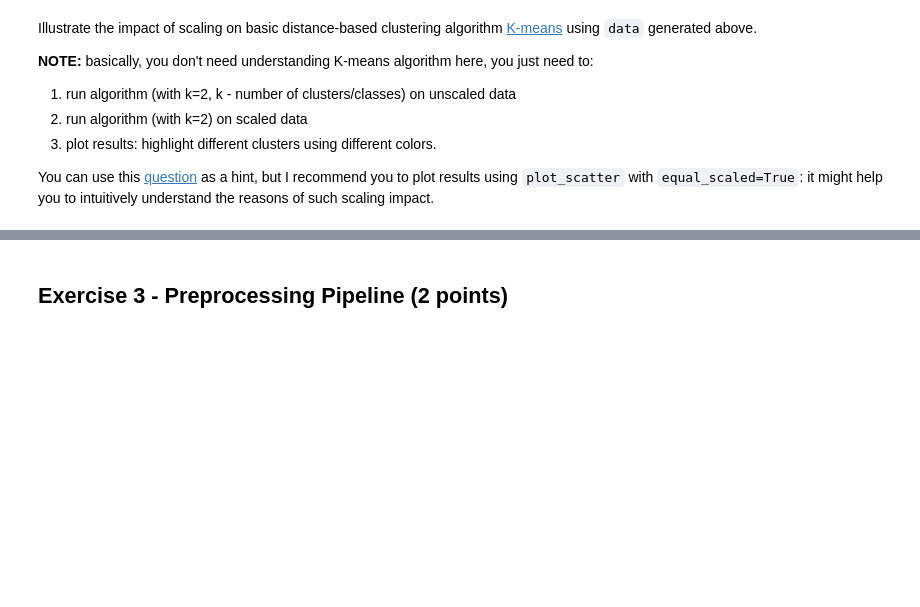
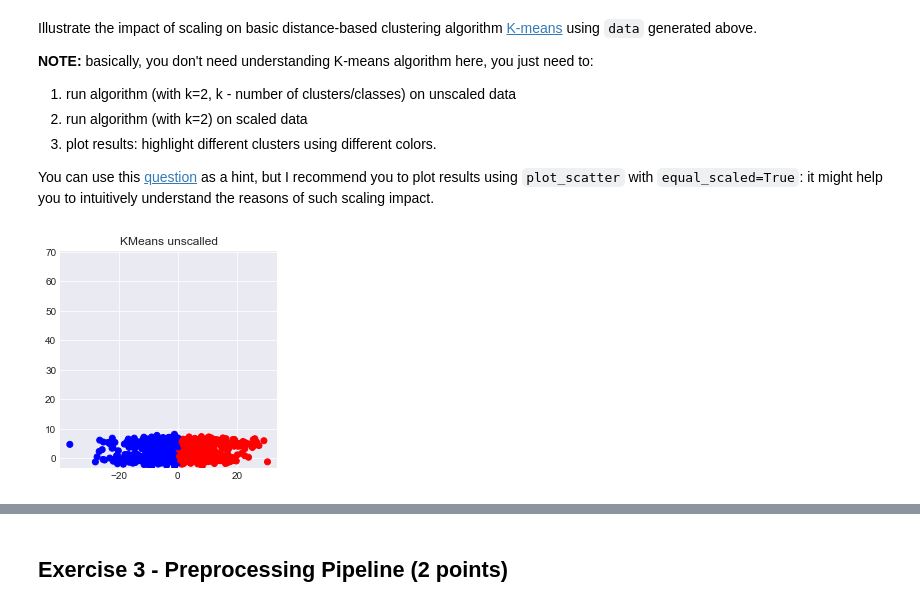
Before and after one commit to drnaida/rsschool-machine-learning-course, a Jupyter notebook: homework.ipynb, the cells around one changed output, grey strips where cells are left out. Cells and saved outputs as stored; diff of their text form; code cells hidden in the pictures; blank space fills up the shorter version.

Commit message:
feat: visualize kmeans in task 2

```diff
--- a/homework.ipynb
+++ b/homework.ipynb
@@ -192,0 +191,7 @@ You can use this [question](https://stats.stackexchange.com/questions/89809/is-i
+# %%
+from sklearn.cluster import KMeans
+Kmean = KMeans(n_clusters=2)
+clusters = Kmean.fit_predict(data)
+plot_scatter(data[:, 0], data[:, 1], auto_scaled=False, clusters=clusters, title='KMeans unscalled')
+# %% [output]
+[figure, added]
```
Also changed, not shown: parts of 3 cells of this notebook.
